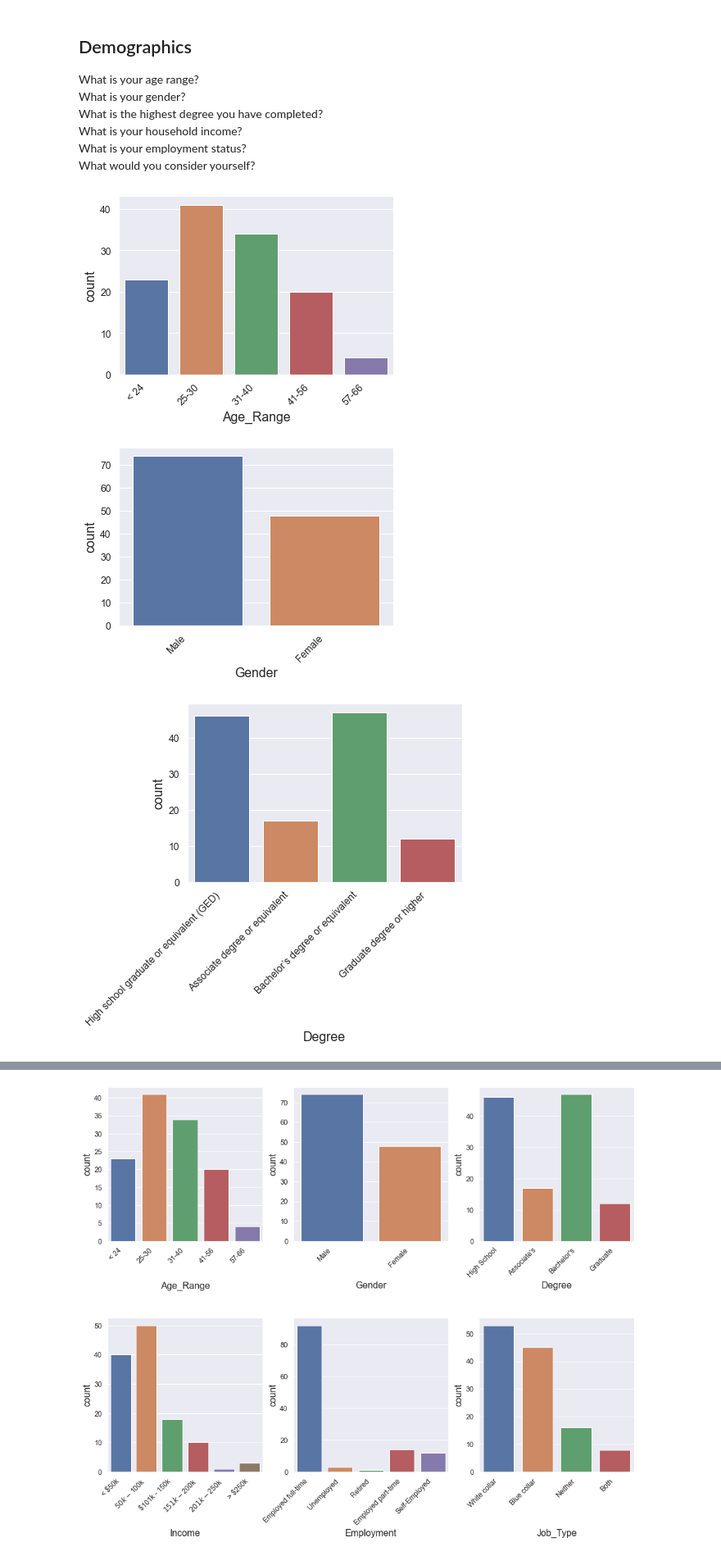
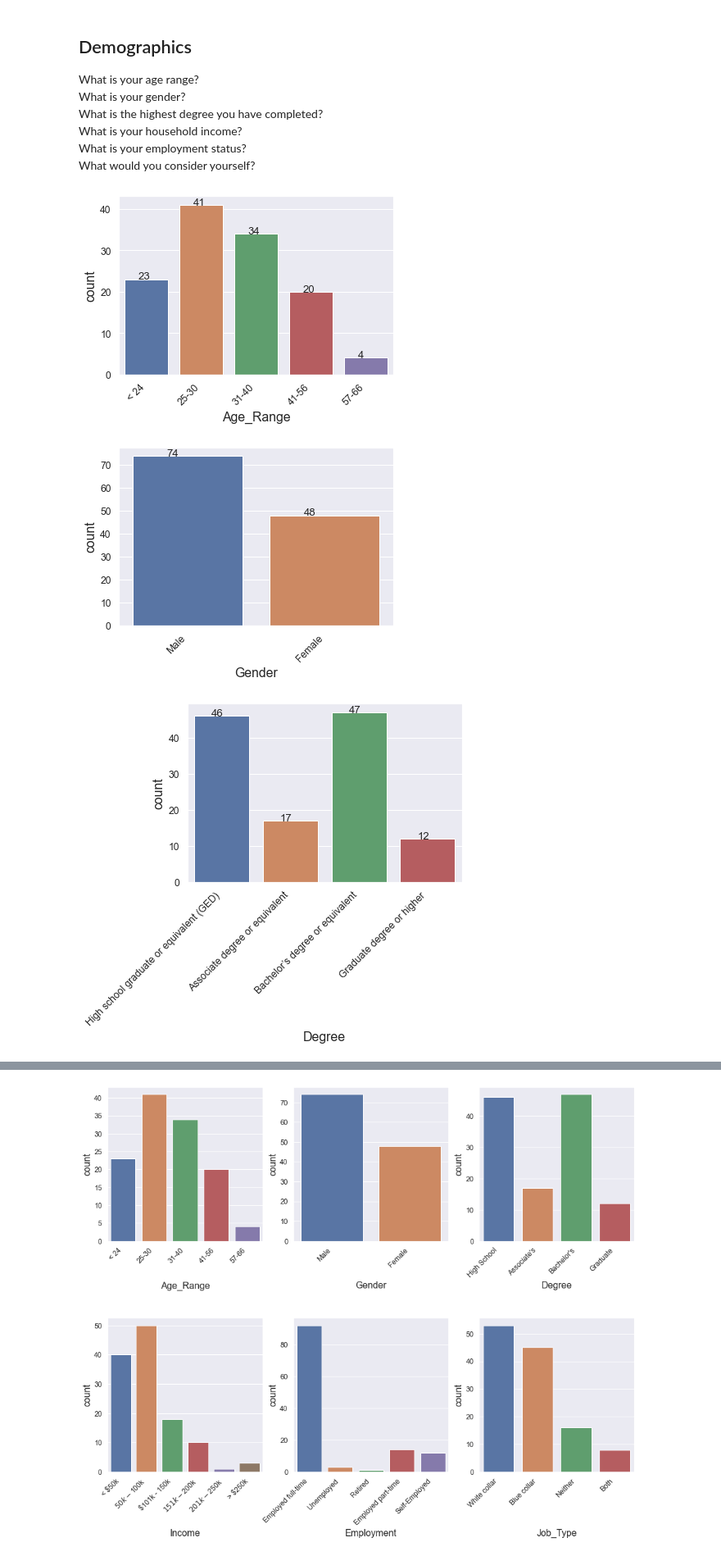
Before and after one commit to markhary/mktg3554_survey, a Jupyter notebook: holly.ipynb, the cells around one changed output, grey strips where cells are left out. Shown at 82% size. Cells and saved outputs as stored; diff of their text form; code cells hidden in the pictures.

Commit message:
Added plot labels

```diff
--- a/holly.ipynb
+++ b/holly.ipynb
@@ -42,7 +42,7 @@ def rotate_xlabels(chart):
         fontweight='light'
     )
 
-def create_countplot(data, x, save, order=None, ax=None, save_filename=None, hue=None):
+def create_countplot(data, x, save, order=None, ax=None, save_filename=None, hue=None, show_labels=False):
     if not ax:
         fig, ax = plt.subplots();
 
@@ -53,6 +53,11 @@ def create_countplot(data, x, save, order=None, ax=None, save_filename=None, hue
 
     rotate_xlabels(chart);
     increase_axes(chart);
+
+    if show_labels:
+        for p in ax.patches:
+            ax.annotate('{:.0f}'.format(p.get_height()), (p.get_x()+0.25, p.get_height()+0.01))
+
     if save:
         save_figure(chart.get_figure(), save_filename);
         plt.show()
@@ -139,34 +144,34 @@ What would you consider yourself?
 # %%
 # Age_Range                                  0
 # Gender                                     0
 # Degree                                     0
 # Income                                     0
 # Employment                                 0
 # Job_Type                                   0
 order_age = ["< 24", "25-30", "31-40", "41-56", "57-66"]
-create_countplot(survey_data, "Age_Range", True, order_age);
-create_countplot(survey_data, "Gender", True);
+create_countplot(survey_data, "Age_Range", True, order_age, show_labels=True);
+create_countplot(survey_data, "Gender", True, show_labels=True);
 
 order_degree = [
     'High school graduate or equivalent (GED)',
     'Associate degree or equivalent',
     'Bachelor’s degree or equivalent',
     'Graduate degree or higher'
         ]
-create_countplot(survey_data, "Degree", True, order_degree);
+create_countplot(survey_data, "Degree", True, order_degree, show_labels=True);
 
 order_income = [
     '< $50k',
     '$50k - $100k',
     '$101k - 150k',
     '$151k - $200k',
     '$201k - $250k',
     '> $250k'
 ]
-create_countplot(survey_data, "Income", True, order_income);
-create_countplot(survey_data, "Employment", True);
-create_countplot(survey_data, "Job_Type", True);
+create_countplot(survey_data, "Income", True, order_income, show_labels=True);
+create_countplot(survey_data, "Employment", True, show_labels=True);
+create_countplot(survey_data, "Job_Type", True, show_labels=True);
 # %% [output]
-[figure, old version]
+[figure, new version]
-[figure, old version]
+[figure, new version]
-[figure, old version]
+[figure, new version]
```
Also changed, not shown: parts of 1 cell of this notebook, 6 other files.
